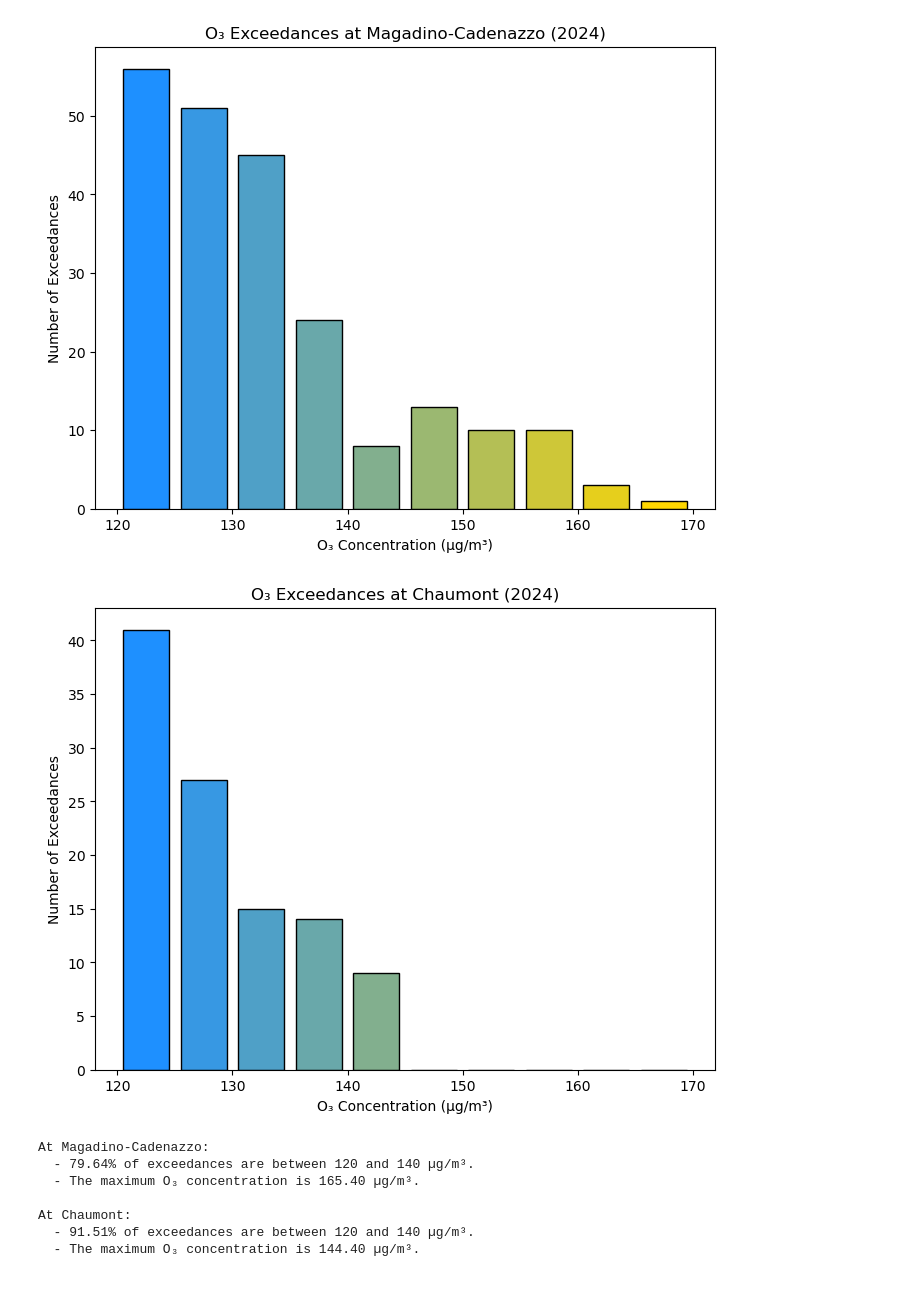
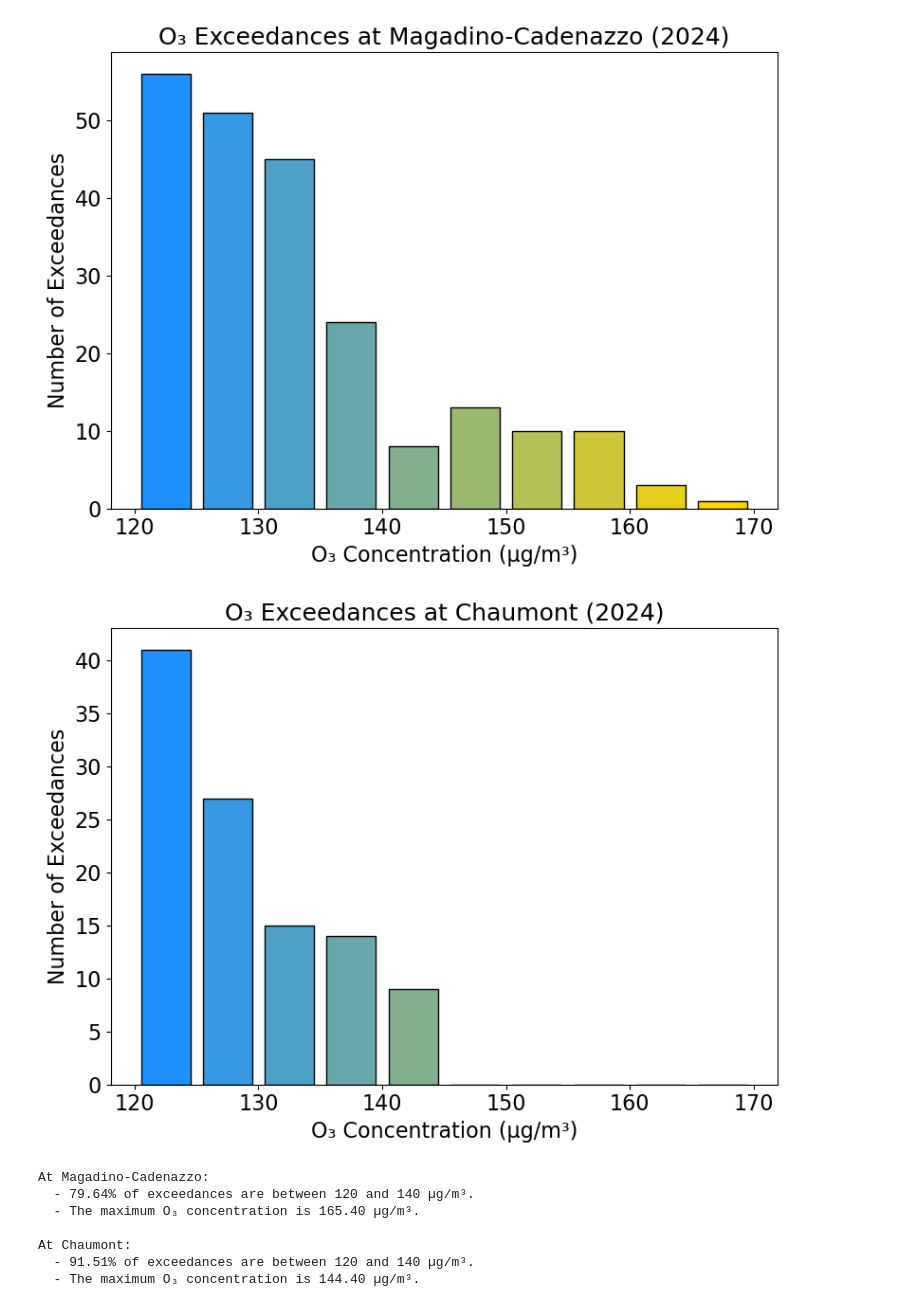
Before and after one commit to alexhvrl/PROJET-AIR-POLLUTION, a Jupyter notebook: QU3/Question3_YOAN.ipynb, the cells around one changed output. Saved outputs shown, nothing was run; the diff lists cells and outputs as text; code cells hidden in the pictures.

```diff
--- a/QU3/Question3_YOAN.ipynb
+++ b/QU3/Question3_YOAN.ipynb
@@ -15,38 +15,42 @@ df['Date/heure'] = pd.to_datetime(df['Date/heure'], format='%d.%m.%Y %H:%M')
 threshold = 120
 
 # Filter exceedances for both stations
 df_exceedances = df[(df['Magadino-Cadenazzo'] > threshold) | (df['Chaumont'] > threshold)]
 
 # Determine the maximum concentration observed across both stations
 max_concentration = df_exceedances[['Magadino-Cadenazzo', 'Chaumont']].max().max()
 
 # Define bin edges: from 120 to the next multiple of 5 above the max concentration
 bin_edges = np.arange(threshold, np.ceil(max_concentration / 5) * 5 + 5, 5)
 
 # Define a custom colormap from intense blue to vivid yellow
 cmap = mcolors.LinearSegmentedColormap.from_list("CustomMap", ["dodgerblue", "gold"])
 
 # Function to plot histogram with color gradient and spaced bars
 def plot_histogram(ax, data, station_name):
     n, bins, patches = ax.hist(data, bins=bin_edges, edgecolor='black', rwidth=0.8)
-    ax.set_title(f'O₃ Exceedances at {station_name} (2024)')
-    ax.set_xlabel('O₃ Concentration (µg/m³)')
-    ax.set_ylabel('Number of Exceedances')
+    ax.set_title(f'O₃ Exceedances at {station_name} (2024)', fontsize=18)
+    ax.set_xlabel('O₃ Concentration (µg/m³)', fontsize=16)
+    ax.set_ylabel('Number of Exceedances', fontsize=16)
+
+    # Update tick font sizes
+    ax.tick_params(axis='both', which='major', labelsize=16)
 
     # Normalize bin indices to [0, 1] for colormap
     bin_norm = mcolors.Normalize(vmin=0, vmax=len(bin_edges) - 2)
     for i, patch in enumerate(patches):
         color = cmap(bin_norm(i))
         patch.set_facecolor(color)
 
 # Create separate figures for each station
 for station in ['Magadino-Cadenazzo', 'Chaumont']:
     fig, ax = plt.subplots(figsize=(8, 6))
     plot_histogram(ax, df_exceedances[station].dropna(), station)
+    plt.tight_layout()
     plt.show()
 # %% [output]
-[figure, old version]
+[figure, new version]
-[figure, old version]
+[figure, new version]
 # %%
 import pandas as pd
 
```
Also changed, not shown: 3 other files.
